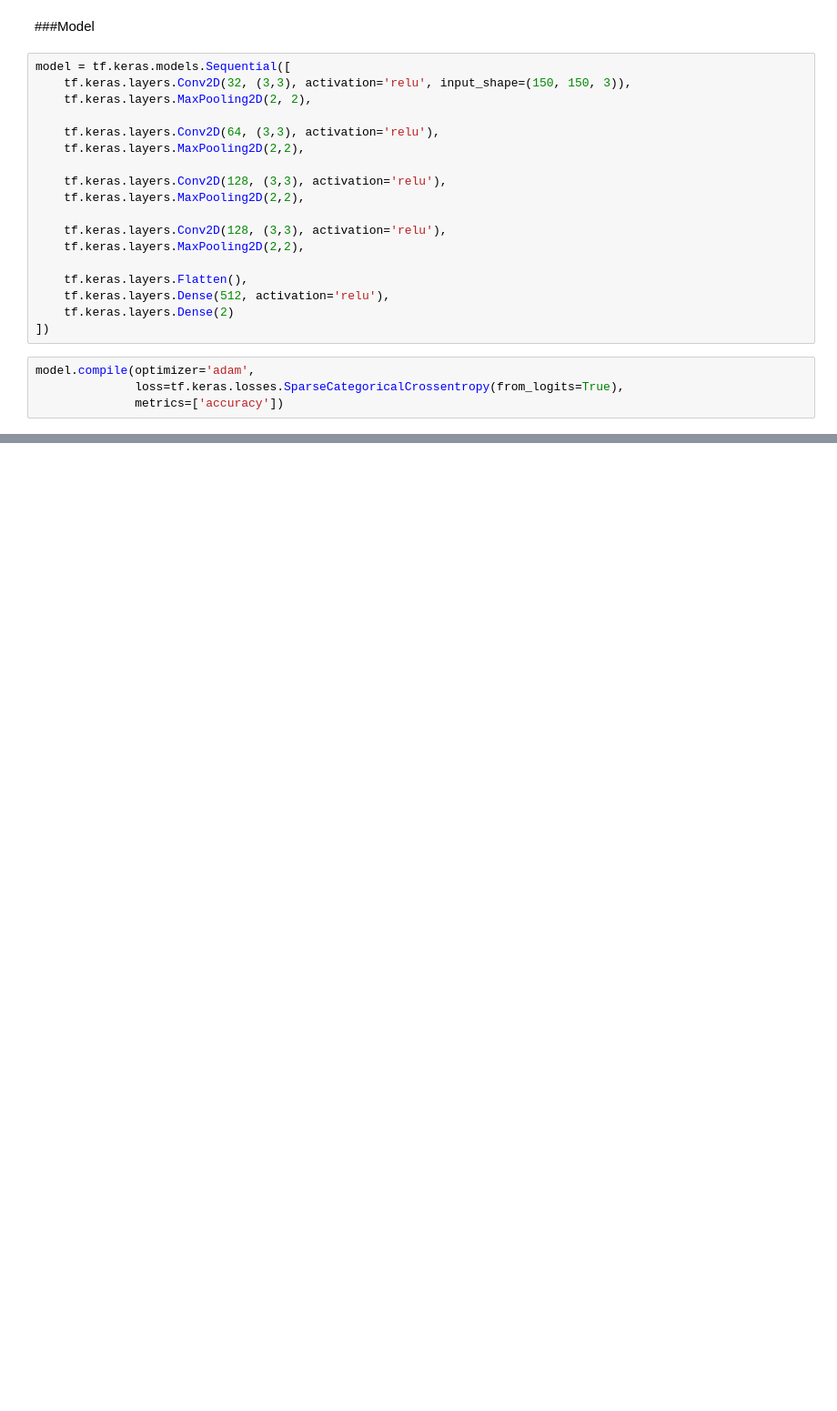
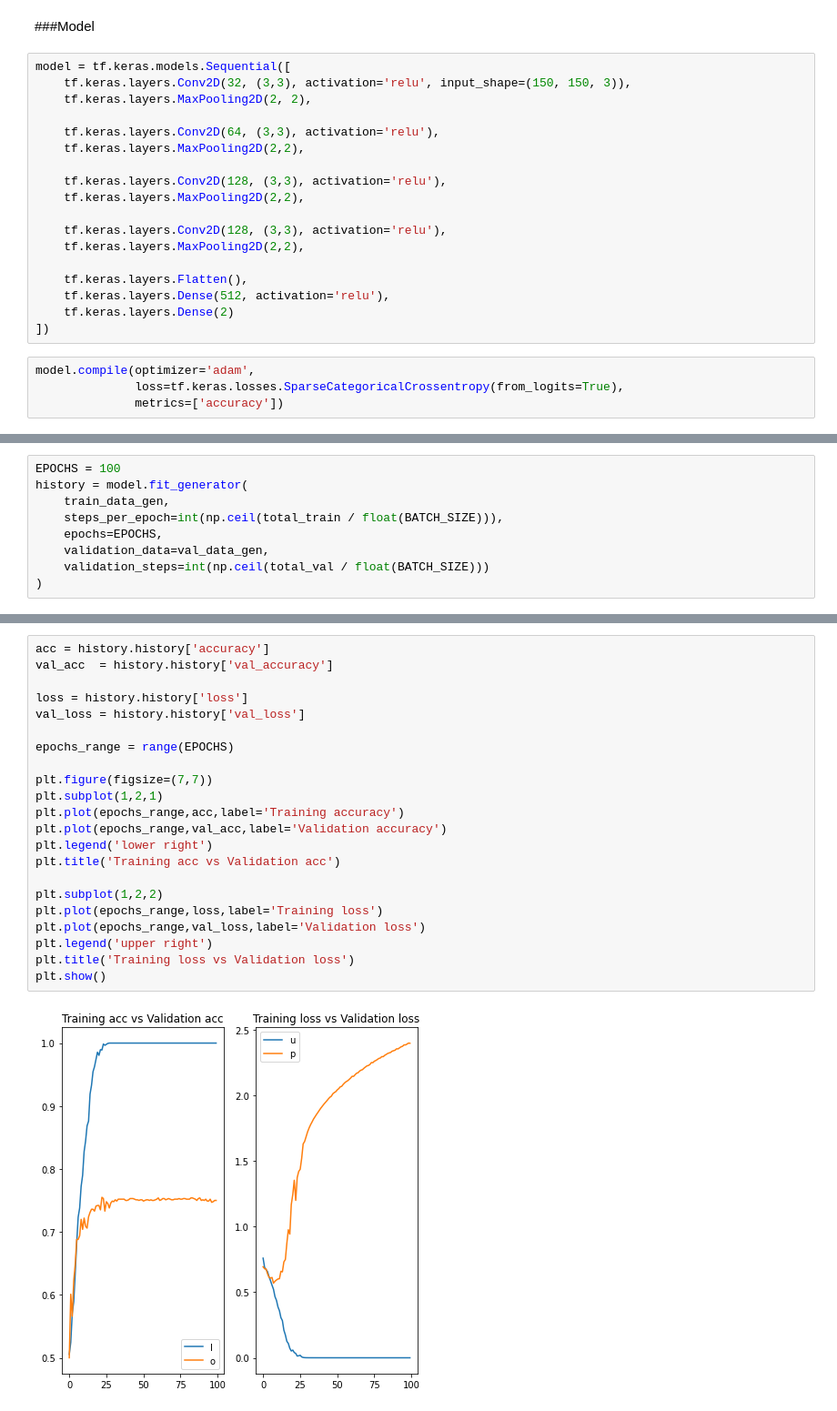
Before and after one commit to rainmaker29/Introduction-to-Tensorflow, a Jupyter notebook: cats_dogs.ipynb, the cells around one changed output, grey strips where cells are left out. Shown at 91% size. Drawn from its saved outputs; the diff is of its cells as text; blank space fills up the shorter version.

```diff
--- a/cats_dogs.ipynb
+++ b/cats_dogs.ipynb
@@ -150,3 +150,12 @@ Total params: 3,453,634
 Trainable params: 3,453,634
 Non-trainable params: 0
 _________________________________________________________________
+# %%
+EPOCHS = 100
+history = model.fit_generator(
+    train_data_gen,
+    steps_per_epoch=int(np.ceil(total_train / float(BATCH_SIZE))),
+    epochs=EPOCHS,
+    validation_data=val_data_gen,
+    validation_steps=int(np.ceil(total_val / float(BATCH_SIZE)))
+)
@@ -152,0 +180,24 @@ _________________________________________________________________
+# %%
+acc = history.history['accuracy']
+val_acc  = history.history['val_accuracy']
+
+loss = history.history['loss']
+val_loss = history.history['val_loss']
+
+epochs_range = range(EPOCHS)
+
+plt.figure(figsize=(7,7))
+plt.subplot(1,2,1)
+plt.plot(epochs_range,acc,label='Training accuracy')
+plt.plot(epochs_range,val_acc,label='Validation accuracy')
+plt.legend('lower right')
+plt.title('Training acc vs Validation acc')
+
+plt.subplot(1,2,2)
+plt.plot(epochs_range,loss,label='Training loss')
+plt.plot(epochs_range,val_loss,label='Validation loss')
+plt.legend('upper right')
+plt.title('Training loss vs Validation loss')
+plt.show()
+# %% [output]
+[figure, added]
```
Also changed, not shown: parts of 4 cells of this notebook.
